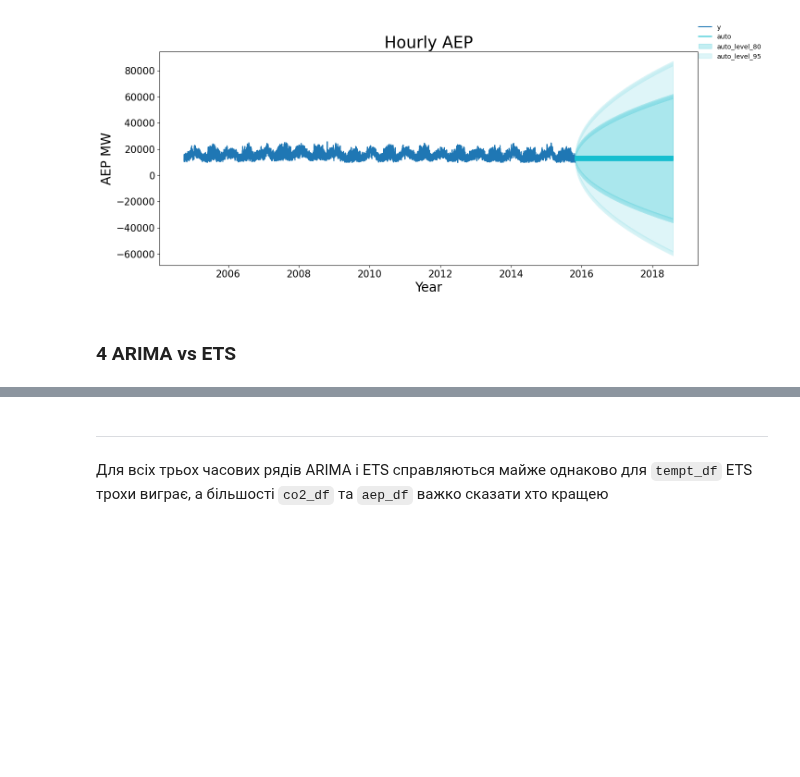
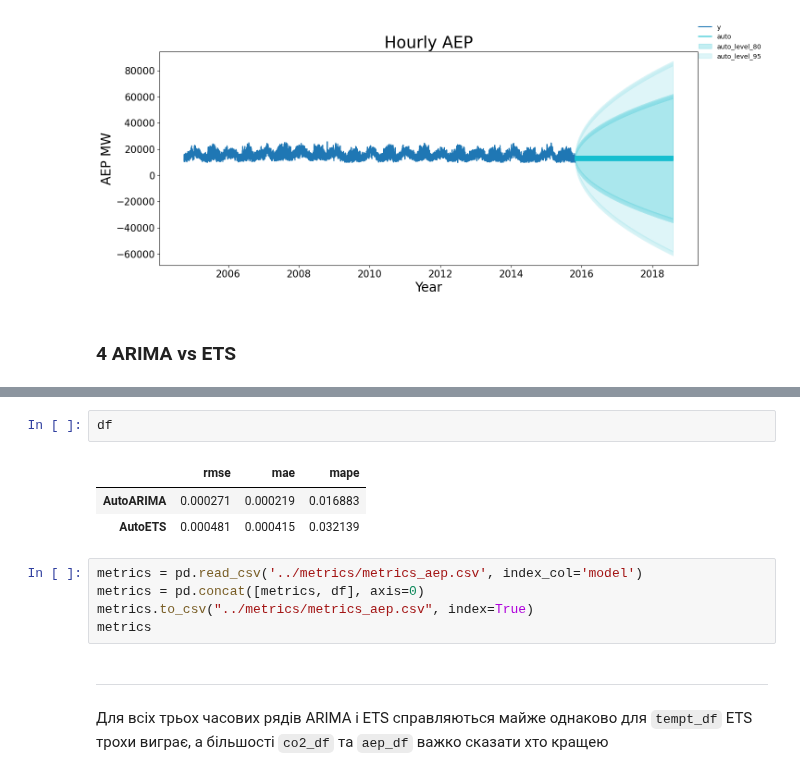
Before and after one commit to HannaHalka/Time-Series, a Jupyter notebook: Ass6/Assignment6.ipynb, the cells around one changed output, grey strips where cells are left out. Cells and saved outputs as stored; diff of their text form; blank space fills up the shorter version.

```diff
--- a/Ass6/Assignment6.ipynb
+++ b/Ass6/Assignment6.ipynb
@@ -593,3 +616,14 @@ metrics
+# %%
+df
+# %% [output]
+|  | rmse | mae | mape |
+| AutoARIMA | 0.000271 | 0.000219 | 0.016883 |
+| AutoETS | 0.000481 | 0.000415 | 0.032139 |
+# %%
+metrics = pd.read_csv('../metrics/metrics_aep.csv', index_col='model')
+metrics = pd.concat([metrics, df], axis=0)
+metrics.to_csv("../metrics/metrics_aep.csv", index=True)
+metrics
 # %% [markdown]
 ---
 
```
Also changed, not shown: parts of 27 cells of this notebook, 1 other file.
